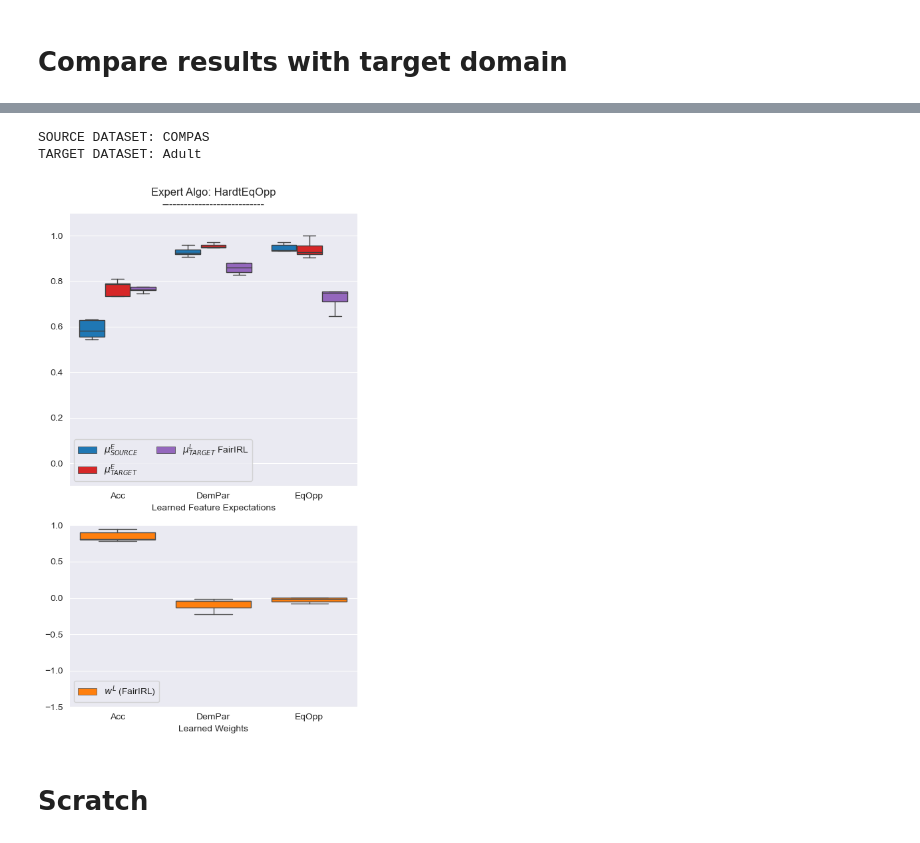
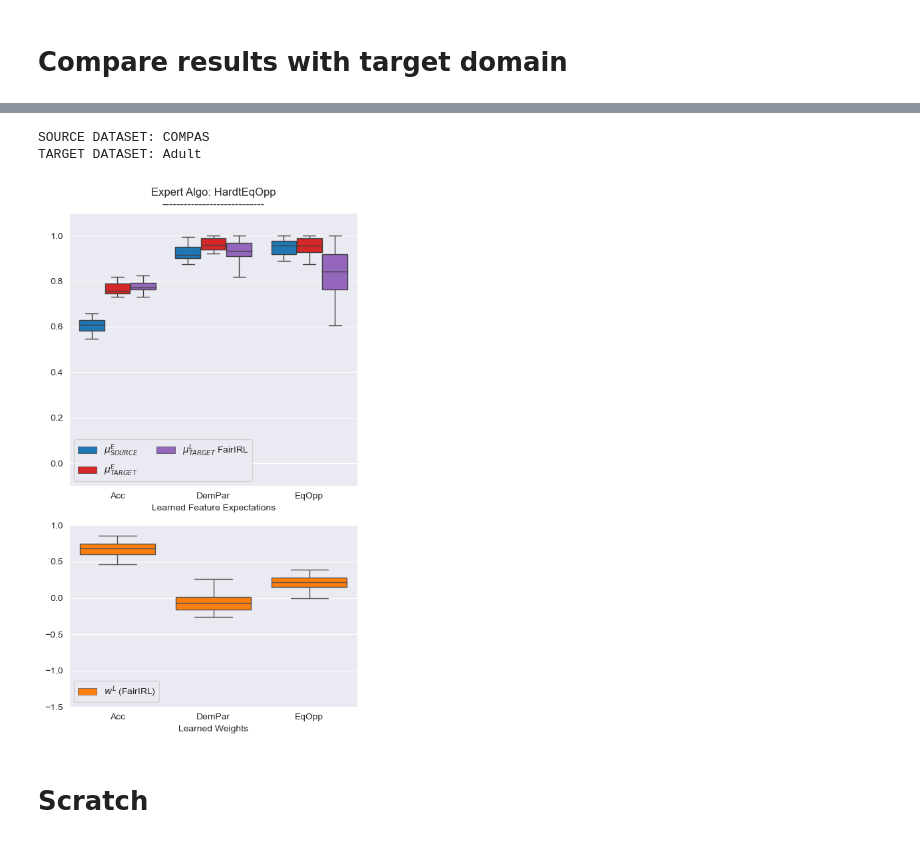
Before and after one commit to jackblandin/research, a Jupyter notebook: experiments/irl/Fair IRL Experiments.ipynb, the cells around one changed output, grey strips where cells are left out. Saved outputs shown, nothing was run; the diff lists cells and outputs as text; code cells hidden in the pictures.

```diff
--- a/experiments/irl/Fair IRL Experiments.ipynb
+++ b/experiments/irl/Fair IRL Experiments.ipynb
@@ -255,6 +252,16 @@ INFO:root:best weight:   [ 0.812 -0.092 -0.096]
 # %% [output]
 rm: ../../data/experiment_output/fair_irl/exp_info/.DS_Store: No such file or directory
 rm: ../../data/experiment_output/fair_irl/exp_results/.DS_Store: No such file or directory
+# %%
+min_exp_timestamp = '2023-06-06 00:00:00'
+
+def skip_irl_error_norm_true(info):
+    return 'IRL_ERROR_NORM_WEIGHTS' in info and info['IRL_ERROR_NORM_WEIGHTS'] == True
+
+def skip_irl_error_norm_false(info):
+    return 'IRL_ERROR_NORM_WEIGHTS' not in info or (
+        'IRL_ERROR_NORM_WEIGHTS' in info and info['IRL_ERROR_NORM_WEIGHTS'] == False
+    )
 # %%
 n_expert_demos = 3
 n_init_pols = 1
@@ -342,16 +354,17 @@ TARGET DATASET: Adult
 # %%
 mu_df, w_df = plot_results_target_domain(
     objective_set_names=['Acc', 'DemPar', 'EqOpp'],
     expert_algo='HardtEqOpp',
     source_dataset='COMPAS',
     target_dataset='Adult',
     mu_noise_factor=.1,
     w_noise_factor=.01,
-    min_exp_timestamp='2023-06-06 12:30:00',
+    extra_skip_conditions=skip_irl_error_norm_false,
+    min_exp_timestamp=min_exp_timestamp,
 )
 # %% [output]
 SOURCE DATASET: COMPAS
 TARGET DATASET: Adult
-[figure, old version]
+[figure, new version]
 # %% [markdown]
 # Scratch
```
Also changed, not shown: parts of 11 cells of this notebook, 2 other files.
